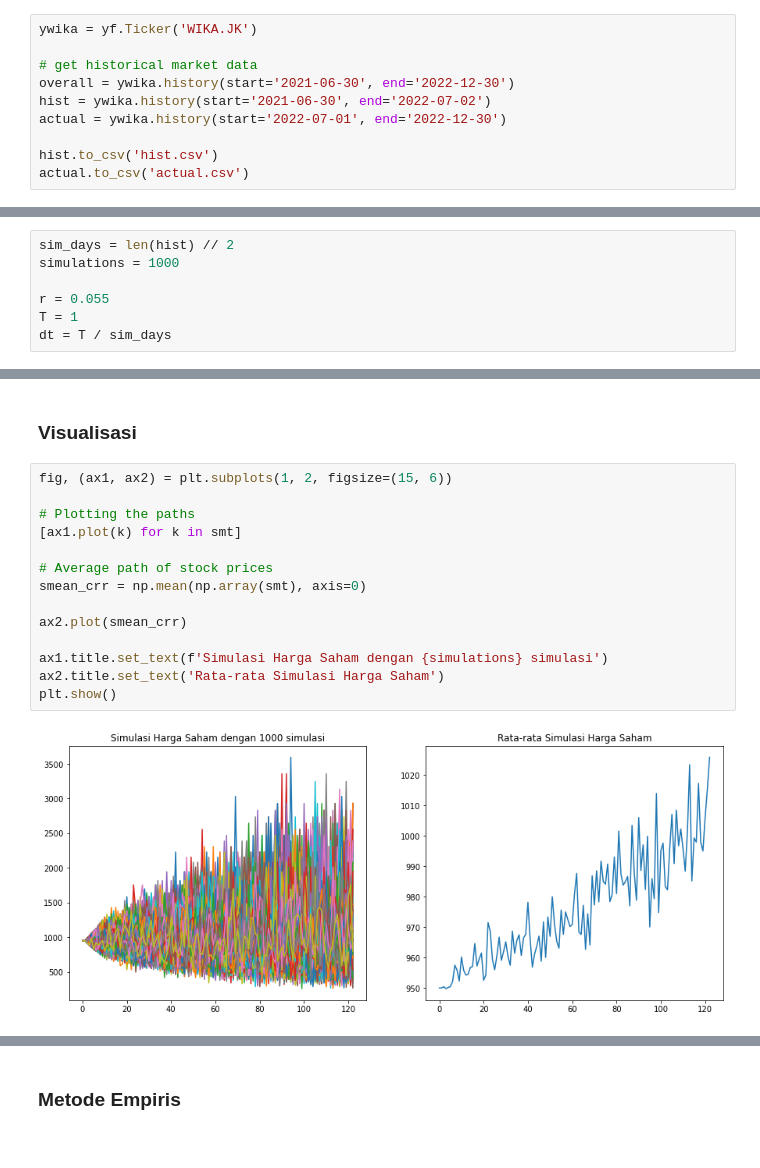
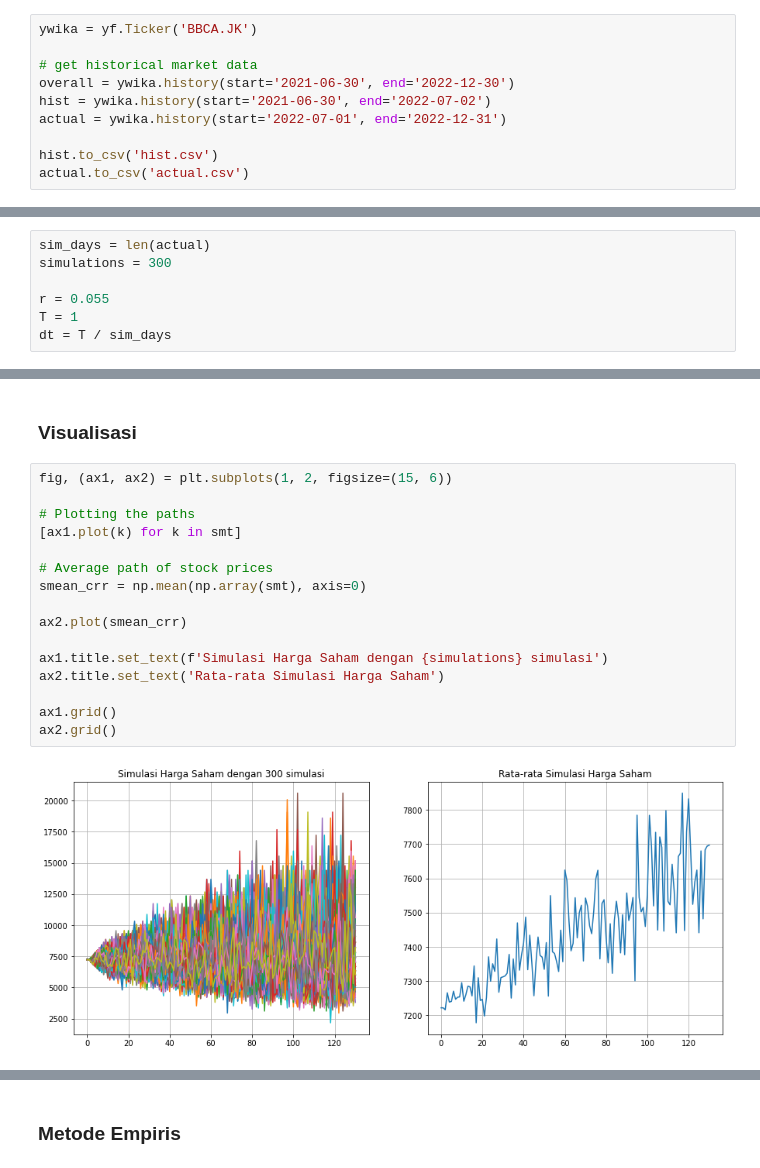
Before and after one commit to Heritsam/monte-carlo-stocks-prediction, a Jupyter notebook: wika.ipynb, the cells around one changed output, grey strips where cells are left out. Saved outputs shown, nothing was run; the diff lists cells and outputs as text.

```diff
--- a/wika.ipynb
+++ b/wika.ipynb
@@ -17,12 +17,12 @@ import yfinance as yf
 import pandas as pd
 from pandas_datareader import data as pdr
 # %%
-ywika = yf.Ticker('WIKA.JK')
+ywika = yf.Ticker('BBCA.JK')
 
 # get historical market data
 overall = ywika.history(start='2021-06-30', end='2022-12-30')
 hist = ywika.history(start='2021-06-30', end='2022-07-02')
-actual = ywika.history(start='2022-07-01', end='2022-12-30')
+actual = ywika.history(start='2022-07-01', end='2022-12-31')
 
 hist.to_csv('hist.csv')
 actual.to_csv('actual.csv')
@@ -40,8 +40,8 @@ plt.grid()
 # %% [markdown]
 ## Persiapan Simulasi
 # %%
-sim_days = len(hist) // 2
-simulations = 1000
+sim_days = len(actual)
+simulations = 300
 
 r = 0.055
 T = 1
@@ -180,19 +180,21 @@ selang kepercayaan 95% = [1858.8063890273627, 2046.4138430284727]
 # %%
 fig, (ax1, ax2) = plt.subplots(1, 2, figsize=(15, 6))
 
 # Plotting the paths
 [ax1.plot(k) for k in smt]
 
 # Average path of stock prices
 smean_crr = np.mean(np.array(smt), axis=0)
 
 ax2.plot(smean_crr)
 
 ax1.title.set_text(f'Simulasi Harga Saham dengan {simulations} simulasi')
 ax2.title.set_text('Rata-rata Simulasi Harga Saham')
-plt.show()
+
+ax1.grid()
+ax2.grid()
 # %% [output]
-[figure, old version]
+[figure, new version]
 # %%
 fig, (ax1, ax2) = plt.subplots(2, 1, figsize=(10, 10))
 
```
Also changed, not shown: parts of 11 cells of this notebook, 4 other files.
